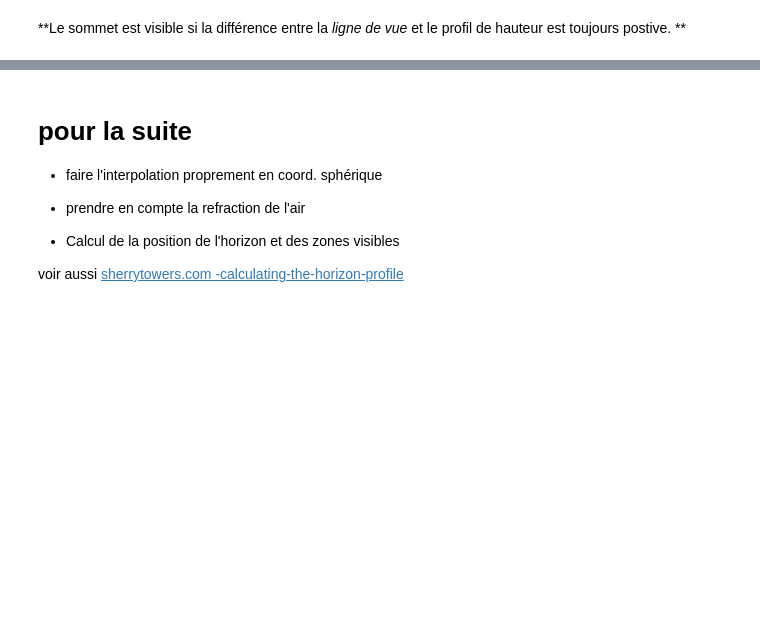
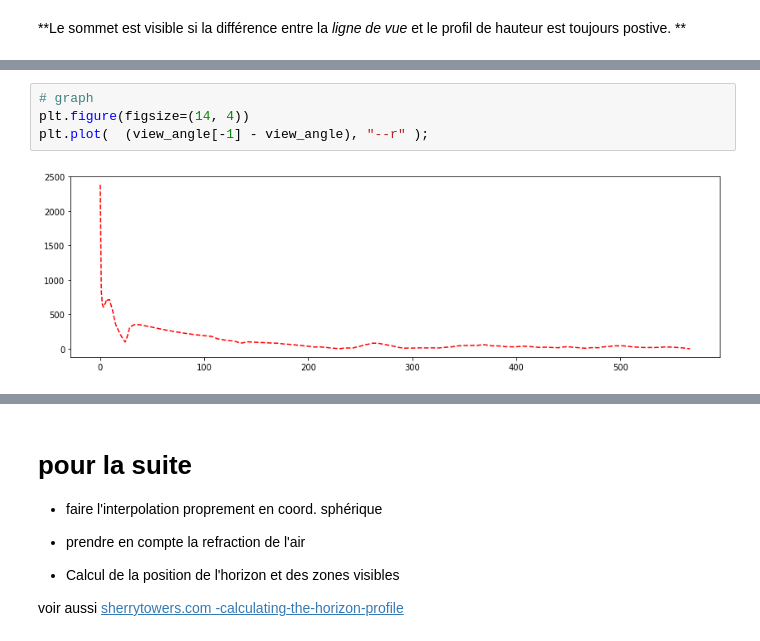
Before and after one commit to xdze2/uneplaneteausommet, a Jupyter notebook: is_visible.ipynb, the cells around one changed output, grey strips where cells are left out. Drawn from its saved outputs; the diff is of its cells as text; blank space fills up the shorter version.

```diff
--- a/is_visible.ipynb
+++ b/is_visible.ipynb
@@ -176,0 +177,6 @@ True
+# %%
+# graph
+plt.figure(figsize=(14, 4))
+plt.plot(  (view_angle[-1] - view_angle), "--r" );
+# %% [output]
+[figure, added]
```
Also changed, not shown: parts of 9 cells of this notebook, 1 other file.
